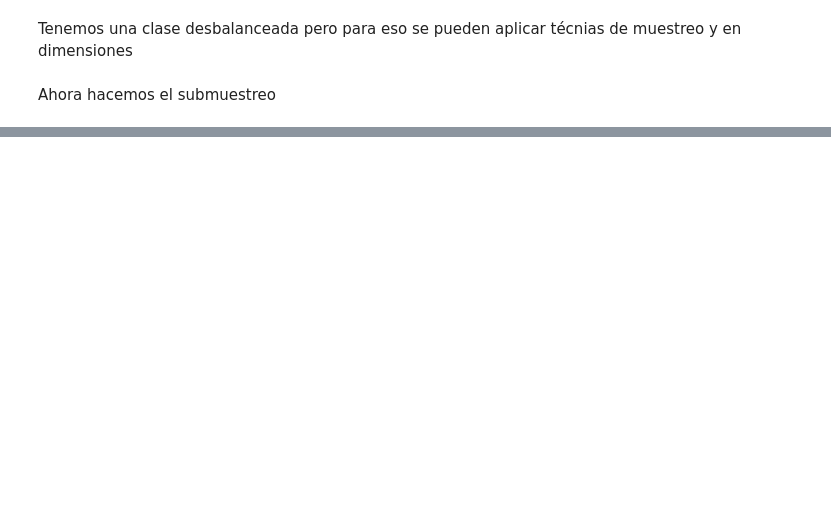
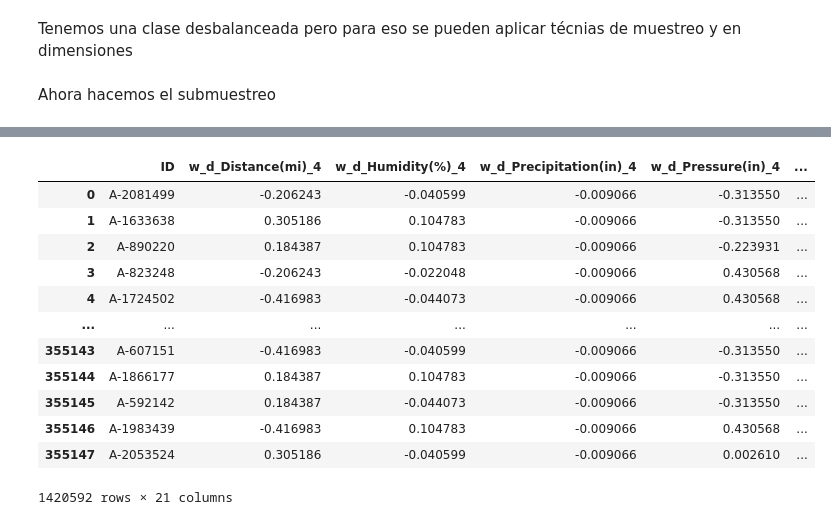
Before and after one commit to AlexeiEACS/Diplo_CienciaDatos_UNAM, a Jupyter notebook: Modulo 2/Proyecto/CAMBRAY_SERVIN_ERICK_proyecto.ipynb, the cells around one changed output, grey strips where cells are left out. Saved outputs shown, nothing was run; the diff lists cells and outputs as text; code cells hidden in the pictures; blank space fills up the shorter version.

```diff
--- a/Modulo 2/Proyecto/CAMBRAY_SERVIN_ERICK_proyecto.ipynb
+++ b/Modulo 2/Proyecto/CAMBRAY_SERVIN_ERICK_proyecto.ipynb
@@ -442,0 +462,8 @@ plt.show()
+# %%
+from xgboost import XGBClassifier
+xgbC = XGBClassifier()
+# %%
+xgbC.fit(Xt, yt)
+y_predicted = xgbC.predict(Xv)
+
+print(classification_report(yv, y_predicted))
@@ -442,0 +502,2 @@ plt.show()
+# %%
+tad.loc[:,'proba'] = xgbC.predict_proba(tad[woe_var])[:,1]
@@ -442,0 +537,16 @@ plt.show()
+# %%
+tad
+# %% [output]
+|  | ID | w_d_Distance(mi)_4 | w_d_Humidity(%)_4 | w_d_Precipitation(in)_4 | w_d_Pressure(in)_4 | ... |
+| 0 | A-2081499 | -0.206243 | -0.040599 | -0.009066 | -0.313550 | ... |
+| 1 | A-1633638 | 0.305186 | 0.104783 | -0.009066 | -0.313550 | ... |
+| 2 | A-890220 | 0.184387 | 0.104783 | -0.009066 | -0.223931 | ... |
+| 3 | A-823248 | -0.206243 | -0.022048 | -0.009066 | 0.430568 | ... |
+| 4 | A-1724502 | -0.416983 | -0.044073 | -0.009066 | 0.430568 | ... |
+| ... | ... | ... | ... | ... | ... | ... |
+| 355143 | A-607151 | -0.416983 | -0.040599 | -0.009066 | -0.313550 | ... |
+| 355144 | A-1866177 | 0.184387 | 0.104783 | -0.009066 | -0.313550 | ... |
+| 355145 | A-592142 | 0.184387 | -0.044073 | -0.009066 | -0.313550 | ... |
+| 355146 | A-1983439 | -0.416983 | 0.104783 | -0.009066 | 0.430568 | ... |
+| 355147 | A-2053524 | 0.305186 | -0.040599 | -0.009066 | 0.002610 | ... |
+1420592 rows × 21 columns
```
Also changed, not shown: parts of 37 cells of this notebook, 1 other file.
